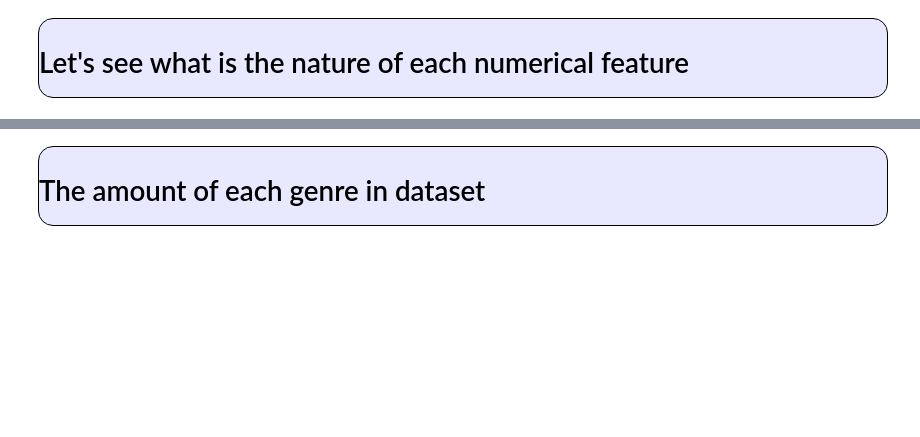
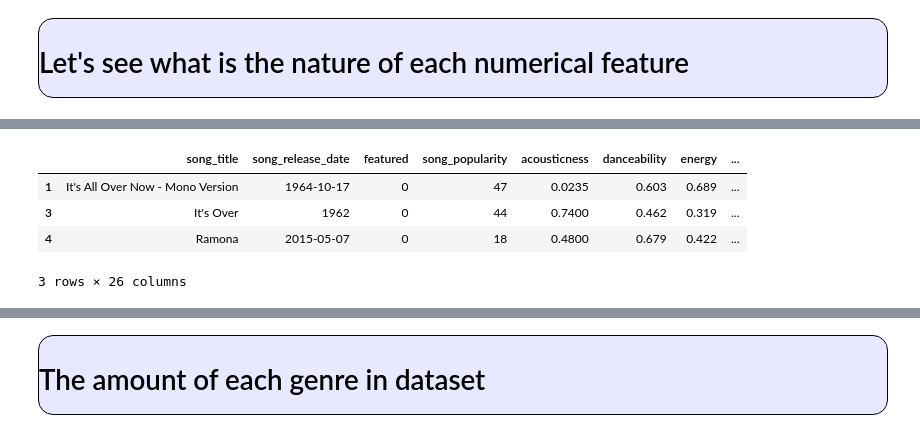
Before and after one commit to milonpabis/songs-over-years-analysis, a Jupyter notebook: songs-EDA.ipynb, the cells around one changed output, grey strips where cells are left out. Cells and saved outputs as stored; diff of their text form; code cells hidden in the pictures; blank space fills up the shorter version.

```diff
--- a/songs-EDA.ipynb
+++ b/songs-EDA.ipynb
@@ -115,0 +133,17 @@ df = df[df["language"] == "en"]
+# %%
+dictionary = {0: "Monday", 1: "Tuesday", 2: "Wednesday", 3: "Thursday", 4: "Friday", 5: "Saturday", 6: "Sunday"}
+
+day_of_week = lambda date, dictionary: dictionary[datetime.strptime(date, "%Y-%m-%d").weekday()]
+
+exact_date_precision = df_lyrics["song_release_date"].str.len() == 10
+
+df_lyrics.loc[exact_date_precision, "day_of_week"] = df_lyrics.loc[exact_date_precision, "song_release_date"].apply(lambda x: day_of_week(x, dictionary))
+df_lyrics["release_year"] = df_lyrics["song_release_date"].str[:4]
+# %%
+df_lyrics.head(3)
+# %% [output]
+|  | song_title | song_release_date | featured | song_popularity | acousticness | danceability | energy | ... |
+| 1 | It's All Over Now - Mono Version | 1964-10-17 | 0 | 47 | 0.0235 | 0.603 | 0.689 | ... |
+| 3 | It's Over | 1962 | 0 | 44 | 0.7400 | 0.462 | 0.319 | ... |
+| 4 | Ramona | 2015-05-07 | 0 | 18 | 0.4800 | 0.679 | 0.422 | ... |
+3 rows × 26 columns
```
Also changed, not shown: parts of 17 cells of this notebook, 2 other files.
